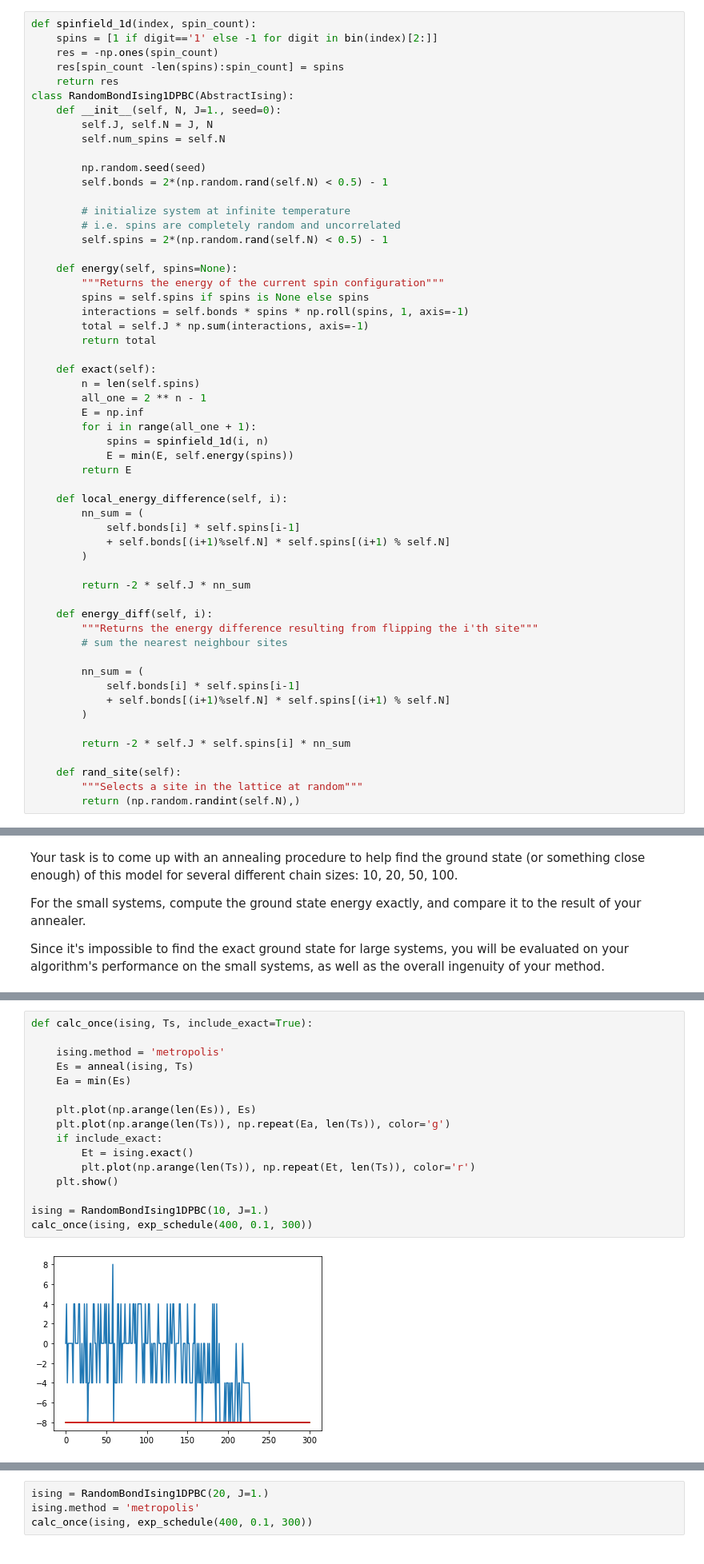
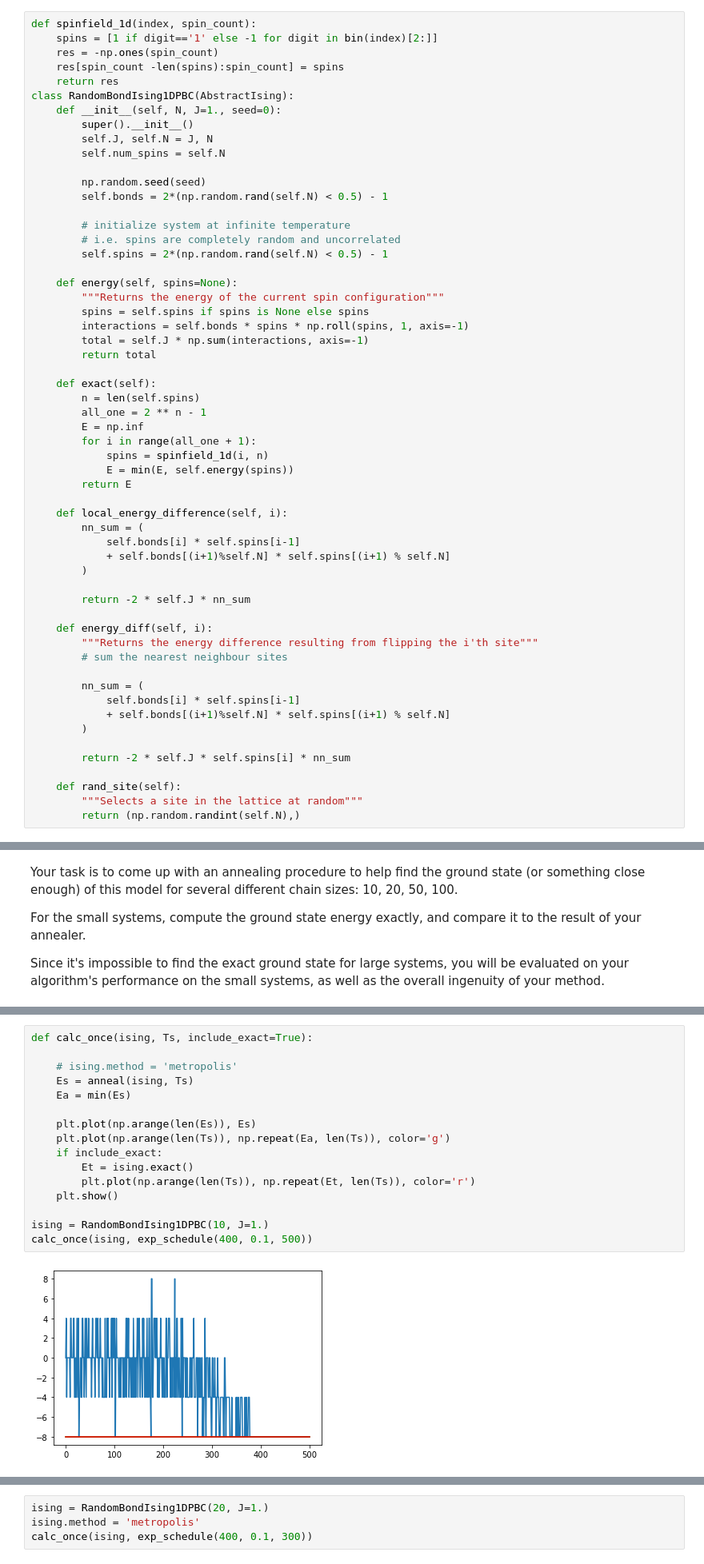
Before and after one commit to shukob/CohortProject_2020, a Jupyter notebook: Project_4_Ising_Annealer/Task_2.ipynb, the cells around one changed output, grey strips where cells are left out. Shown at 80% size. Cells and saved outputs as stored; diff of their text form.

```diff
--- a/Project_4_Ising_Annealer/Task_2.ipynb
+++ b/Project_4_Ising_Annealer/Task_2.ipynb
@@ -25,6 +25,7 @@ def spinfield_1d(index, spin_count):
     return res
 class RandomBondIsing1DPBC(AbstractIsing):
     def __init__(self, N, J=1., seed=0):
+        super().__init__()
         self.J, self.N = J, N
         self.num_spins = self.N
 
@@ -174,18 +180,18 @@ def anneal(ising,Ts):
 # %%
 def calc_once(ising, Ts, include_exact=True):
 
-    ising.method = 'metropolis'
+    # ising.method = 'metropolis'
     Es = anneal(ising, Ts)
     Ea = min(Es)
 
     plt.plot(np.arange(len(Es)), Es)
     plt.plot(np.arange(len(Ts)), np.repeat(Ea, len(Ts)), color='g')
     if include_exact:
         Et = ising.exact()
         plt.plot(np.arange(len(Ts)), np.repeat(Et, len(Ts)), color='r')
     plt.show()
 
 ising = RandomBondIsing1DPBC(10, J=1.)
-calc_once(ising, exp_schedule(400, 0.1, 300))
+calc_once(ising, exp_schedule(400, 0.1, 500))
 # %% [output]
-[figure, old version]
+[figure, new version]
```
Also changed, not shown: parts of 7 cells of this notebook, 1 other file.
